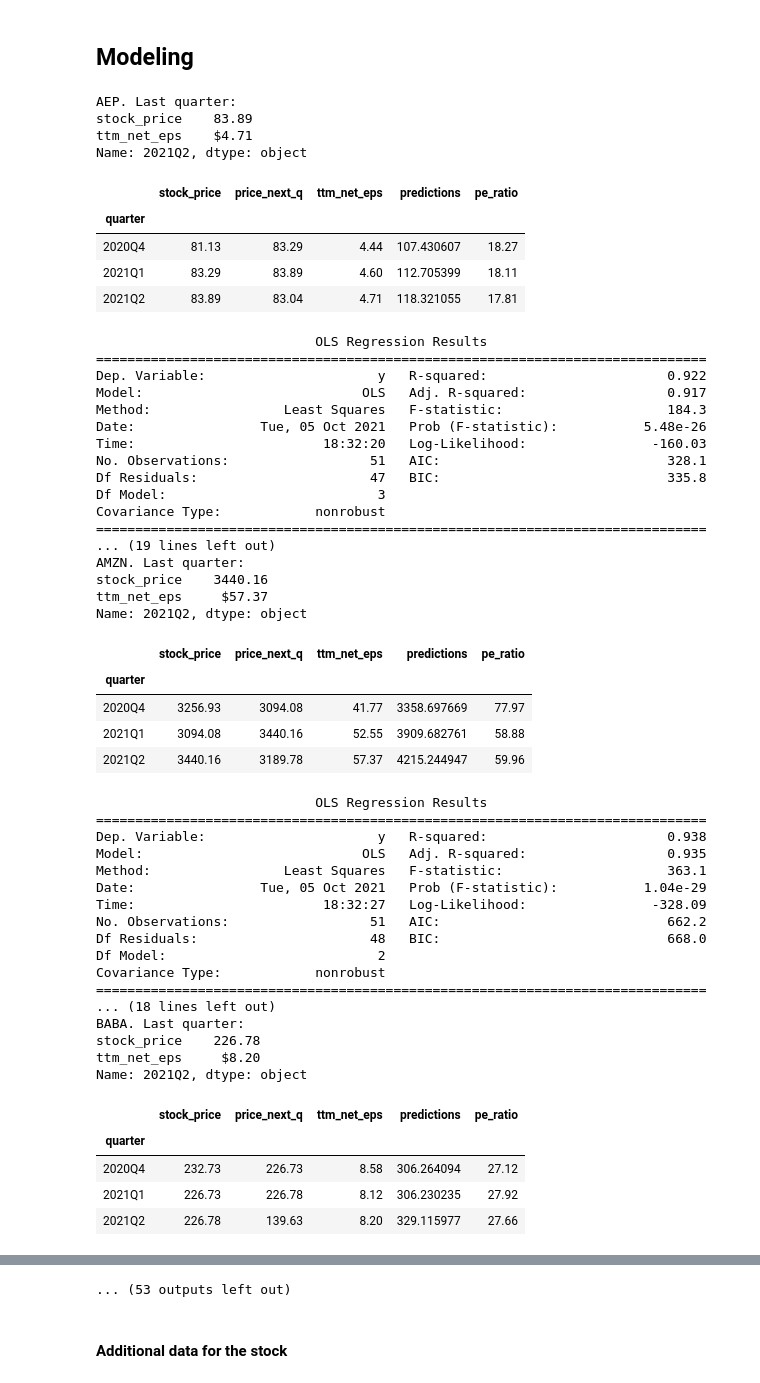
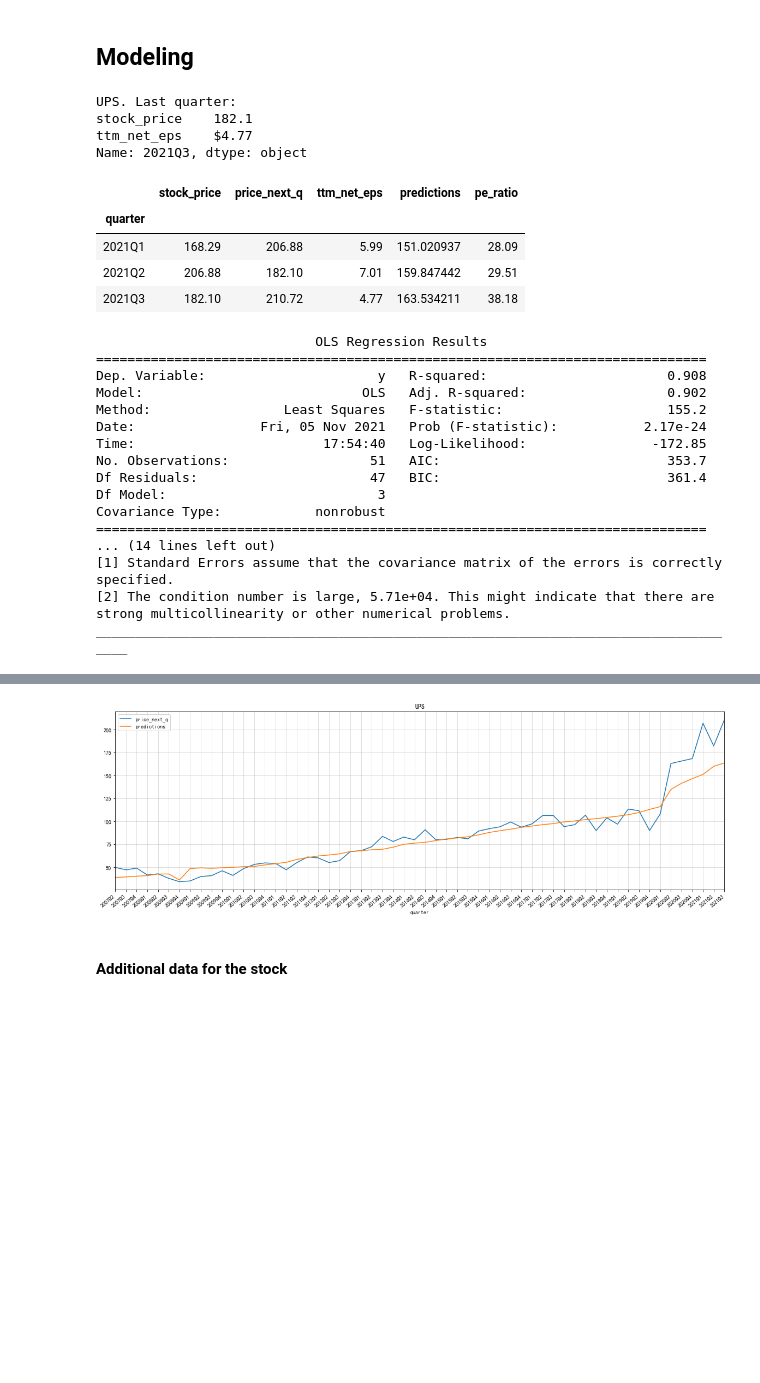
Before and after one commit to yuwei2341/stocks, a Jupyter notebook: Stock_MA.ipynb, the cells around one changed output, grey strips where cells are left out. Drawn from its saved outputs; the diff is of its cells as text; code cells hidden in the pictures; blank space fills up the shorter version.

```diff
--- a/Stock_MA.ipynb
+++ b/Stock_MA.ipynb
@@ -384,16 +449,17 @@ def plot_predictions(stock_us_fundamental_df, y_name, stock_name=''):
 # %%
 eps_ttm_last = None #0.23 # ROST # AEP # 16 # TMO # 2.5 # ABT  #6.30  # MCD # 41 # AMZN
 all_stocks = [
-    'AEP', 'AMZN', 'BABA','CMCSA','FB', 'KO','NFLX','OHI', 'TMO',
+    'AEP', 'AMZN', 'BABA', 'BIDU', 'CMCSA','FB', 'KO','NFLX','OHI', 'TMO',
     'GOOGL', 'COST', 'WMT',  'MCD', 'SBUX', 'BRK.B',
     'PG','AAPL','DIS', 'MSFT',
-    'ROST','TSLA',
+    'ROST','TSLA', 'UPS',
 #     'TCEHY',
 ]
 tgt_p = []
 dfs = pd.DataFrame()
 
 # coef_eps_neg = ['CMCSA', 'WMT', 'SBUX', 'PG', 'AAPL', 'EDU']: #
+one_stock = ['UPS']
 # %%
 ## Some analysis
 # df[['ttm_net_eps_delta', 'price_next_q', 'ttm_net_eps', 'pe_ratio']].corr()
@@ -403,11 +469,12 @@ dfs = pd.DataFrame()
 ## Modeling
 # eps_last_q of some stocks is not accurate
 is_start = True
-for stock_symbol in all_stocks:
+for stock_symbol in one_stock:  # all_stocks:  #
     # Skip already modeled stocks
     if not is_start and stock_symbol in dfs.stock.unique():
         print(f"Already modeled {stock_symbol}")
         continue
+    is_start = False
 
     df = get_stock_price(stock_symbol)
     # Change values manually for corrected ER
@@ -443,82 +510,55 @@ for stock_symbol in all_stocks:
     X = sm.add_constant(df_train[feature_name].values)
     y = df_train[y_name].values
     model = sm.OLS(y, X).fit()
 
 #     mod = sm.ols(formula=f'{y_name} ~ ttm_net_eps + m2', data=df_train)
 #     model = mod.fit()
 
     X_pred = sm.add_constant(df[feature_name].values)
     df['predictions'] = model.predict(X_pred)
     if model.params[1] < 0:
         print('\nCOEF FOR EPS IS NEGATIVE!!!!!!!!!!!!!!!!!!!!!!!!!!!!!!!!!!!!!!!!!!!!!! \n')
     display(df[['stock_price', 'price_next_q', 'ttm_net_eps', 'predictions', 'pe_ratio']].tail(3))
     print(model.summary())
 #     print(f"""Adj. R^2: {model.rsquared_adj:.2}  P-values: {[round(i, 3) for i in model.pvalues[1:]]}""")
 
     tgt_p.append((stock_symbol,
+                  df.index.values[-1],
                   df['price_next_q'].values[-1].round(),
                   df['predictions'].values[-1].round(),
                   model.rsquared_adj.round(2),
                   pe_current,
                   pe_current_to_median,
                   int(model.params[1] < 0),
                  ))
     # The last row for price_next_q is the CURRENT PRICE
     plot_predictions(df, y_name, stock_symbol)
     dfs = pd.concat([dfs, df])
     print('____________________________________________________________________________________')
-    is_start = False
 # %% [output]
-AEP. Last quarter:
-stock_price    83.89
-ttm_net_eps    $4.71
-Name: 2021Q2, dtype: object
+UPS. Last quarter:
+stock_price    182.1
+ttm_net_eps    $4.77
+Name: 2021Q3, dtype: object
 |  | stock_price | price_next_q | ttm_net_eps | predictions | pe_ratio |
 | quarter |  |  |  |  |  |
-| 2020Q4 | 81.13 | 83.29 | 4.44 | 107.430607 | 18.27 |
-| 2021Q1 | 83.29 | 83.89 | 4.60 | 112.705399 | 18.11 |
-| 2021Q2 | 83.89 | 83.04 | 4.71 | 118.321055 | 17.81 |
+| 2021Q1 | 168.29 | 206.88 | 5.99 | 151.020937 | 28.09 |
+| 2021Q2 | 206.88 | 182.10 | 7.01 | 159.847442 | 29.51 |
+| 2021Q3 | 182.10 | 210.72 | 4.77 | 163.534211 | 38.18 |
                             OLS Regression Results
 ==============================================================================
-Dep. Variable:                      y   R-squared:                       0.922
-Model:                            OLS   Adj. R-squared:                  0.917
-Method:                 Least Squares   F-statistic:                     184.3
-Date:                Tue, 05 Oct 2021   Prob (F-statistic):           5.48e-26
-Time:                        18:32:20   Log-Likelihood:                -160.03
-No. Observations:                  51   AIC:                             328.1
-Df Residuals:                      47   BIC:                             335.8
+Dep. Variable:                      y   R-squared:                       0.908
+Model:                            OLS   Adj. R-squared:                  0.902
+Method:                 Least Squares   F-statistic:                     155.2
+Date:                Fri, 05 Nov 2021   Prob (F-statistic):           2.17e-24
+Time:                        17:54:40   Log-Likelihood:                -172.85
+No. Observations:                  51   AIC:                             353.7
+Df Residuals:                      47   BIC:                             361.4
 Df Model:                           3
 Covariance Type:            nonrobust
 ==============================================================================
-... (19 lines left out)
-AMZN. Last quarter:
-stock_price    3440.16
-ttm_net_eps     $57.37
-Name: 2021Q2, dtype: object
+... (14 lines left out)
+[1] Standard Errors assume that the covariance matrix of the errors is correctly specified.
+[2] The condition number is large, 5.71e+04. This might indicate that there are
+strong multicollinearity or other numerical problems.
+____________________________________________________________________________________
-|  | stock_price | price_next_q | ttm_net_eps | predictions | pe_ratio |
-| quarter |  |  |  |  |  |
-| 2020Q4 | 3256.93 | 3094.08 | 41.77 | 3358.697669 | 77.97 |
-| 2021Q1 | 3094.08 | 3440.16 | 52.55 | 3909.682761 | 58.88 |
-| 2021Q2 | 3440.16 | 3189.78 | 57.37 | 4215.244947 | 59.96 |
-                            OLS Regression Results
-==============================================================================
-Dep. Variable:                      y   R-squared:                       0.938
-Model:                            OLS   Adj. R-squared:                  0.935
-Method:                 Least Squares   F-statistic:                     363.1
-Date:                Tue, 05 Oct 2021   Prob (F-statistic):           1.04e-29
-Time:                        18:32:27   Log-Likelihood:                -328.09
-No. Observations:                  51   AIC:                             662.2
-Df Residuals:                      48   BIC:                             668.0
-Df Model:                           2
-Covariance Type:            nonrobust
-==============================================================================
-... (18 lines left out)
-BABA. Last quarter:
-stock_price    226.78
-ttm_net_eps     $8.20
-Name: 2021Q2, dtype: object
-|  | stock_price | price_next_q | ttm_net_eps | predictions | pe_ratio |
-| quarter |  |  |  |  |  |
-| 2020Q4 | 232.73 | 226.73 | 8.58 | 306.264094 | 27.12 |
-| 2021Q1 | 226.73 | 226.78 | 8.12 | 306.230235 | 27.92 |
-| 2021Q2 | 226.78 | 139.63 | 8.20 | 329.115977 | 27.66 |
@@ -592,4 +565,4 @@ Name: 2021Q2, dtype: object
-... (53 outputs left out)
+[figure, added]
 # %% [markdown]
 #### Additional data for the stock
 # %%
```
Also changed, not shown: parts of 49 cells of this notebook, 6 other files.
